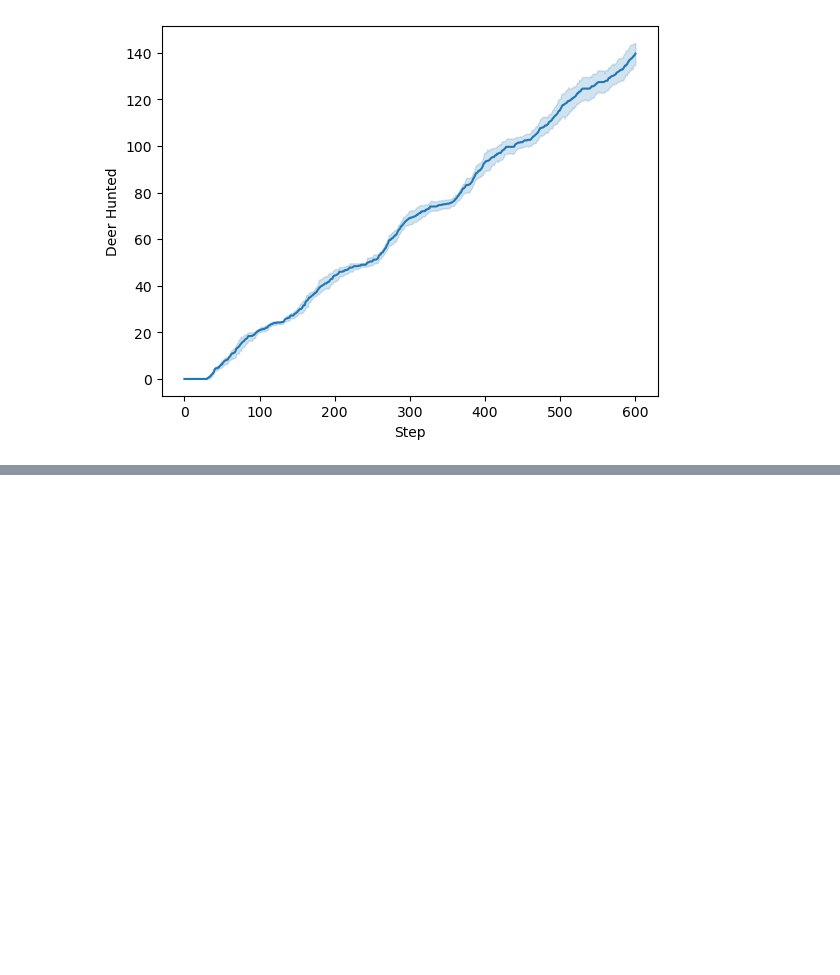
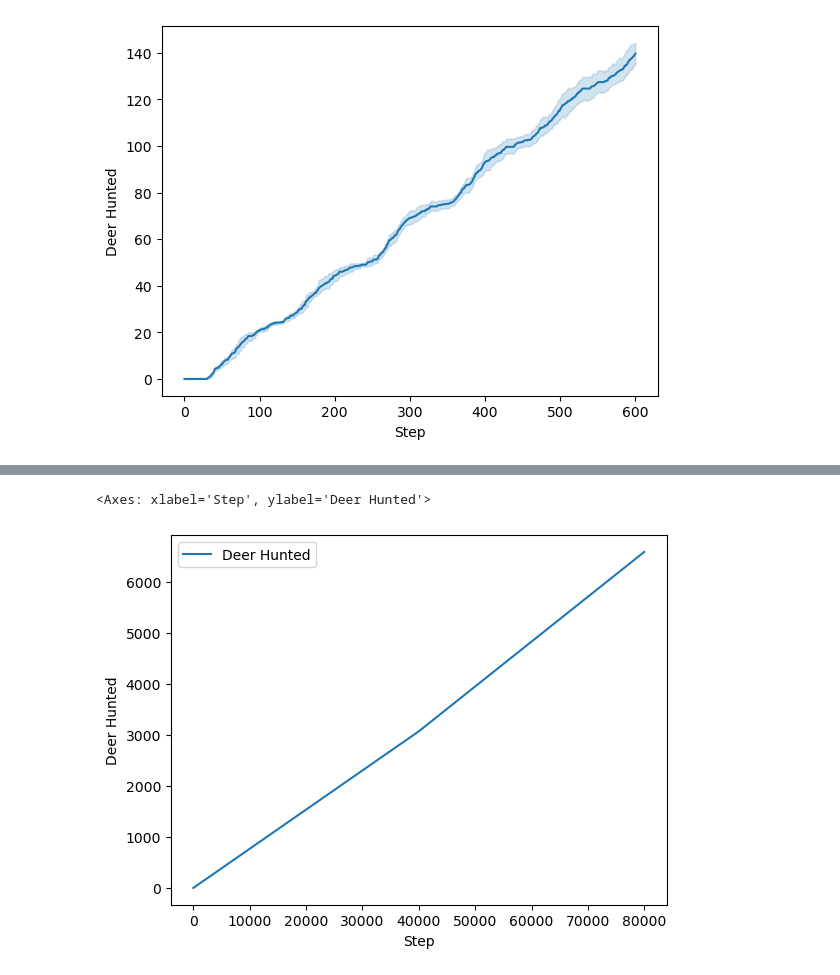
Before and after one commit to LukeRDuob/MDM3_wolf_reintroducution, a Jupyter notebook: project/ABM/notebook.ipynb, the cells around one changed output, grey strips where cells are left out. Cells and saved outputs as stored; diff of their text form; code cells hidden in the pictures; blank space fills up the shorter version.

```diff
--- a/project/ABM/notebook.ipynb
+++ b/project/ABM/notebook.ipynb
@@ -204,0 +271,5 @@ sns.lineplot(data=loads_results_df, x='Step', y='Deer Hunted')
+# %%
+sns.lineplot(data=new_results_df2, x='Step', y='Deer Hunted', label='Deer Hunted')
+# %% [output]
+<Axes: xlabel='Step', ylabel='Deer Hunted'>
+[figure, added]
```
Also changed, not shown: parts of 9 cells of this notebook, 3 other files.
